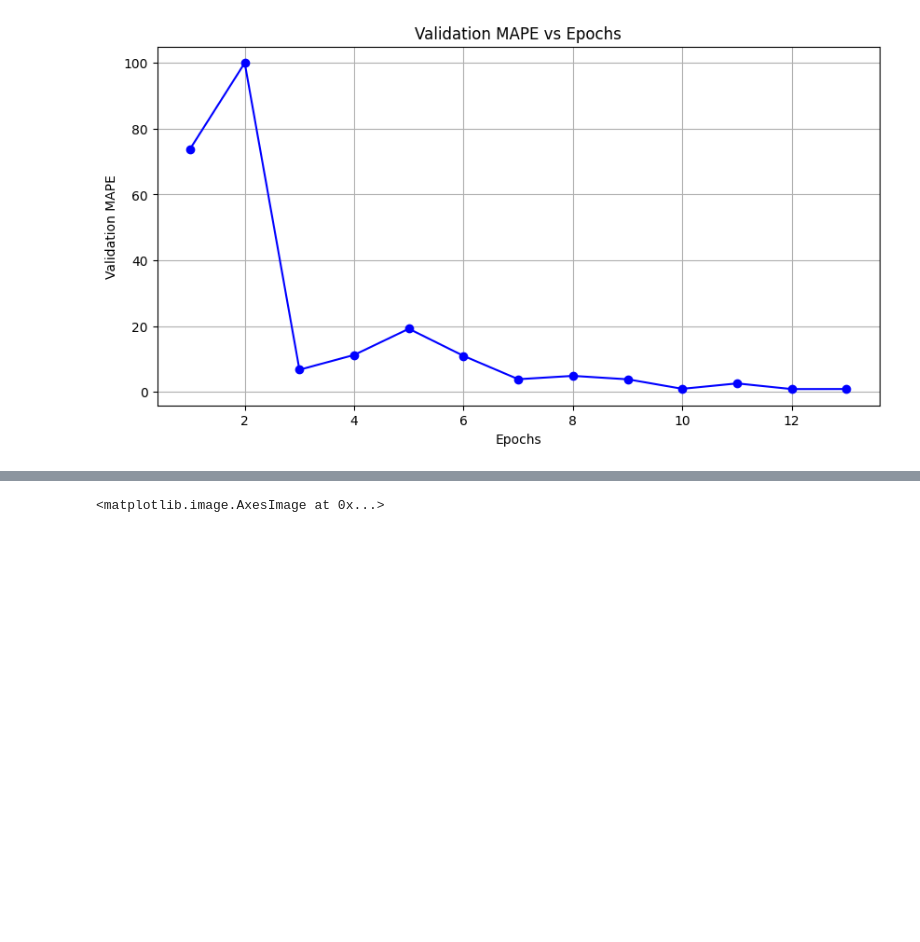
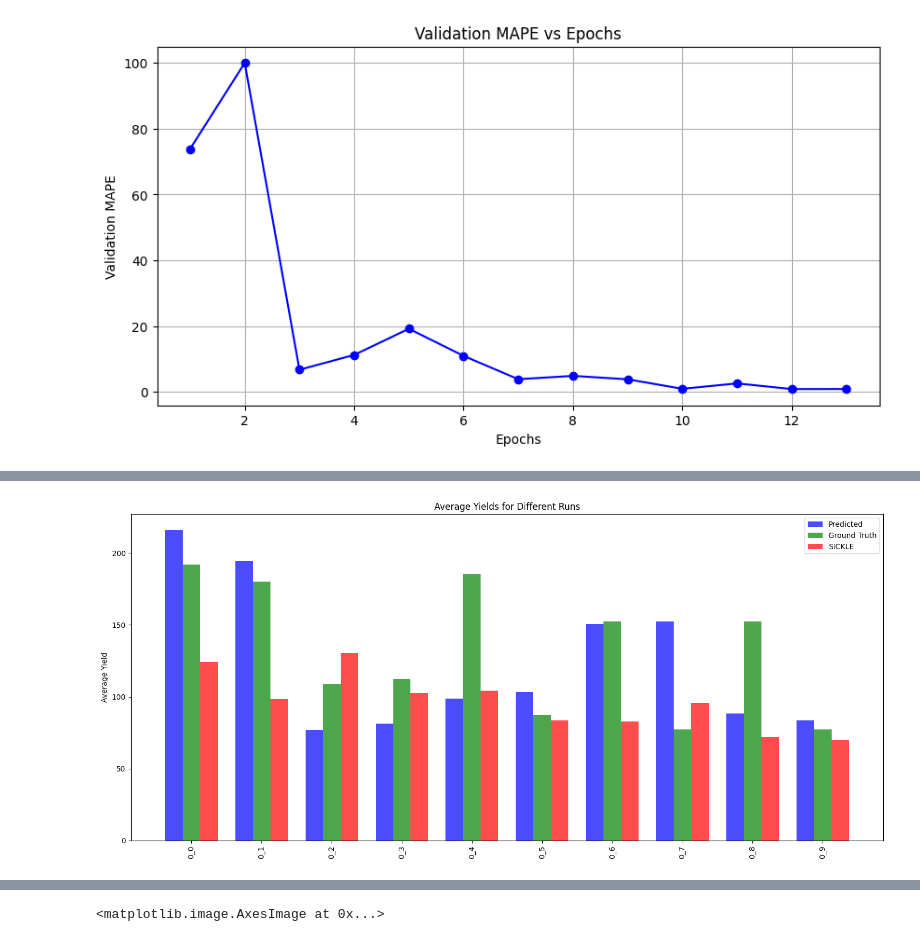
Before and after one commit to Amnx404/SICKLE, a Jupyter notebook: plot_mape.ipynb, the cells around one changed output, grey strips where cells are left out. Drawn from its saved outputs; the diff is of its cells as text; code cells hidden in the pictures; blank space fills up the shorter version.

```diff
--- a/plot_mape.ipynb
+++ b/plot_mape.ipynb
@@ -100,0 +48,44 @@ pred_mask, gt_mask, sickle_mask = run('0_2')
+# %%
+
+import matplotlib.pyplot as plt
+import numpy as np
+
+def get_averages(run):
+    pred_mask = np.load(f'val_results/seed0/val/crop_yield/{run}.npy')
+    gt_mask = np.load(f'val_results/seed0/val/crop_yield/{run}_gt.npy')
+    sickle_mask = np.load(f'val_results/seed_sickle/val/crop_yield/{run}.npy')
+
+    gt_mask[gt_mask == -1] = 0
+    pred_mask[gt_mask == 0] = 0
+    sickle_mask[gt_mask == 0] = 0
+    # pred_mask[pred_mask < 0] = 0
+
+    pred_avg = np.mean(pred_mask[pred_mask != 0])
+    gt_avg = np.mean(gt_mask[gt_mask != 0])
+    sickle_avg = np.mean(sickle_mask[sickle_mask != 0])
+
+    return pred_avg, gt_avg, sickle_avg
+
+runs = [f'{i}_{j}' for i in range(1) for j in range(10)]
+
+
+pred_avgs, gt_avgs, sickle_avgs = zip(*[get_averages(run) for run in runs])
+
+x = range(len(runs))
+width = 0.25
+
+fig, ax = plt.subplots(figsize=(15, 7))
+ax.bar([i - width for i in x], pred_avgs, width, label='Predicted', color='b', alpha=0.7)
+ax.bar(x, gt_avgs, width, label='Ground Truth', color='g', alpha=0.7)
+ax.bar([i + width for i in x], sickle_avgs, width, label='SICKLE', color='r', alpha=0.7)
+
+ax.set_ylabel('Average Yield')
+ax.set_title('Average Yields for Different Runs')
+ax.set_xticks(x)
+ax.set_xticklabels(runs, rotation=90)
+ax.legend()
+
+plt.tight_layout()
+plt.show()
+# %% [output]
+[figure, added]
```
Also changed, not shown: parts of 11 cells of this notebook, 26 other files.
